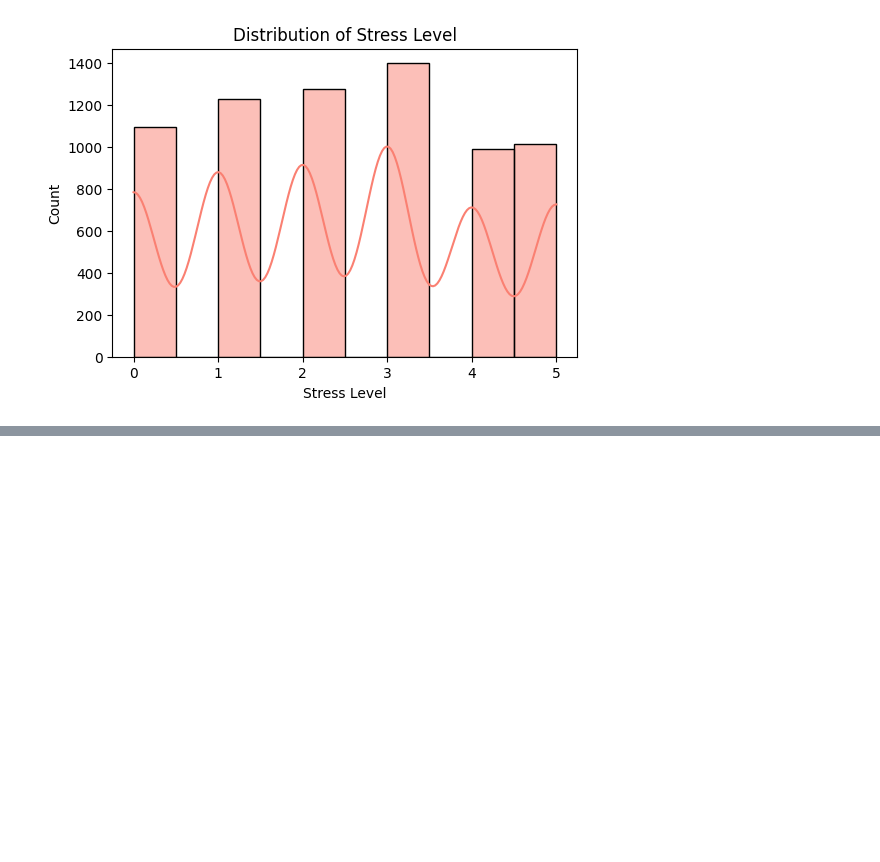
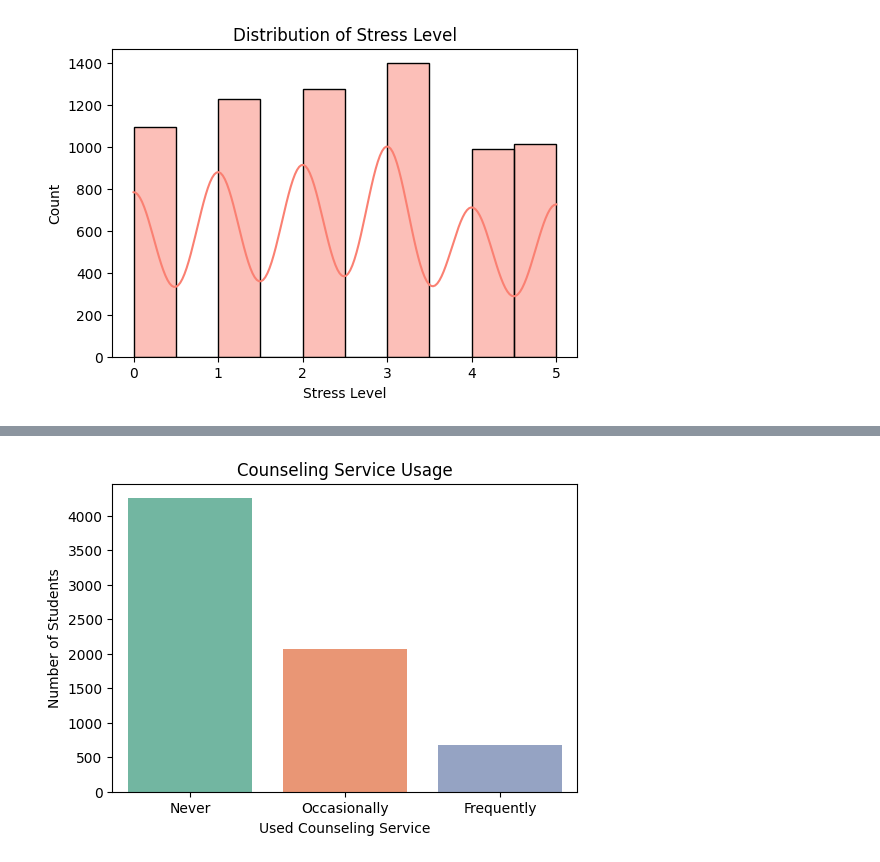
Before and after one commit to Emilianaalia/capstone-project-hacktiv8, a Jupyter notebook: capstone-notebook.ipynb, the cells around one changed output, grey strips where cells are left out. Saved outputs shown, nothing was run; the diff lists cells and outputs as text; code cells hidden in the pictures; blank space fills up the shorter version.

```diff
--- a/capstone-notebook.ipynb
+++ b/capstone-notebook.ipynb
@@ -182,0 +202,9 @@ plt.show()
+# %%
+plt.figure(figsize=(6,4))
+sns.countplot(x='Counseling_Service_Use', data=data, palette='Set2')
+plt.title('Counseling Service Usage')
+plt.xlabel('Used Counseling Service')
+plt.ylabel('Number of Students')
+plt.show()
+# %% [output]
+[figure, added]
```
Also changed, not shown: parts of 4 cells of this notebook.
